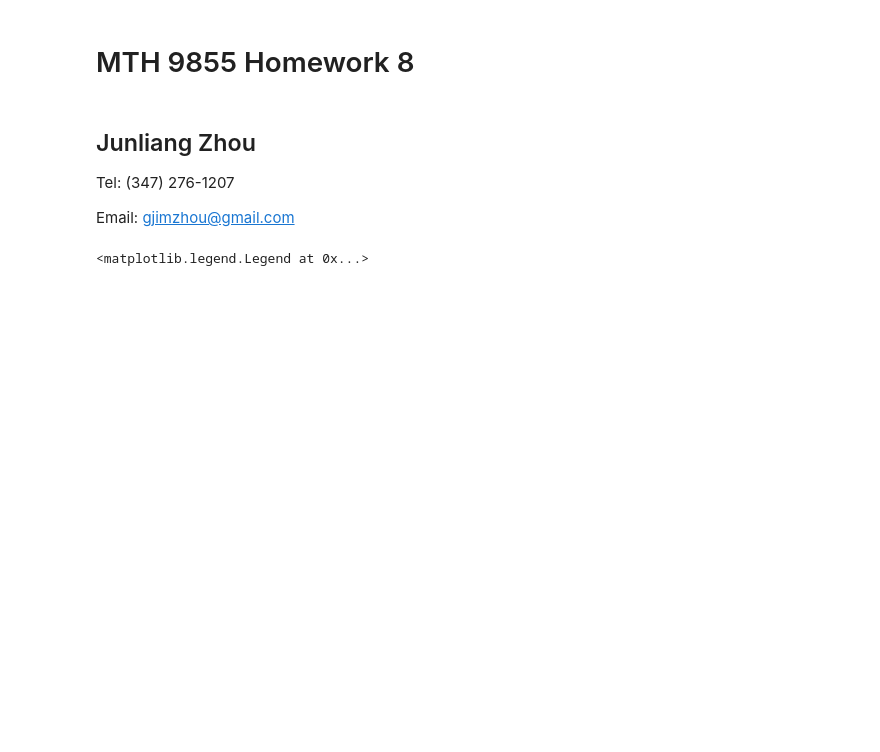
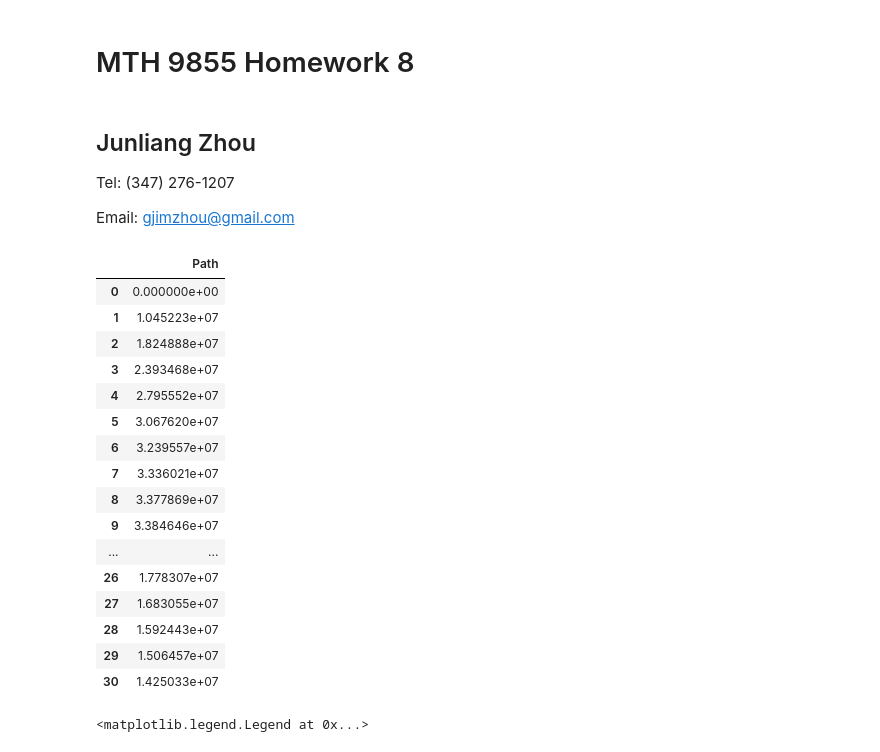
Before and after one commit to gjimzhou/MTH9855-Asset-Allocation-and-Portfolio-Management, a Jupyter notebook: 9855HW8_Junliang_Zhou.ipynb, the cells around one changed output. Saved outputs shown, nothing was run; the diff lists cells and outputs as text; code cells hidden in the pictures; blank space fills up the shorter version.

```diff
--- a/9855HW8_Junliang_Zhou.ipynb
+++ b/9855HW8_Junliang_Zhou.ipynb
@@ -70,5 +86,26 @@ time=np.arange(0,T+1)
 # %%
 # Get optimal path for default parameters
 path=optimizer()
+# %%
+# Output path
+pd.DataFrame({"Path":path})
+# %% [output]
+|  | Path |
+| 0 | 0.000000e+00 |
+| 1 | 1.045223e+07 |
+| 2 | 1.824888e+07 |
+| 3 | 2.393468e+07 |
+| 4 | 2.795552e+07 |
+| 5 | 3.067620e+07 |
+| 6 | 3.239557e+07 |
+| 7 | 3.336021e+07 |
+| 8 | 3.377869e+07 |
+| 9 | 3.384646e+07 |
+| ... | ... |
+| 26 | 1.778307e+07 |
+| 27 | 1.683055e+07 |
+| 28 | 1.592443e+07 |
+| 29 | 1.506457e+07 |
+| 30 | 1.425033e+07 |
 # %%
 # Plot optimal path
```
Also changed, not shown: parts of 15 cells of this notebook.
